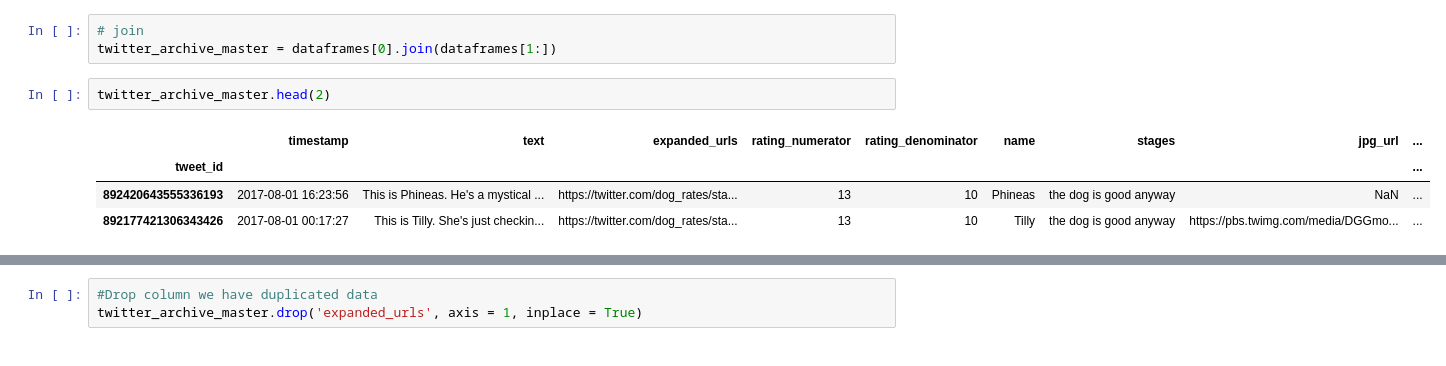
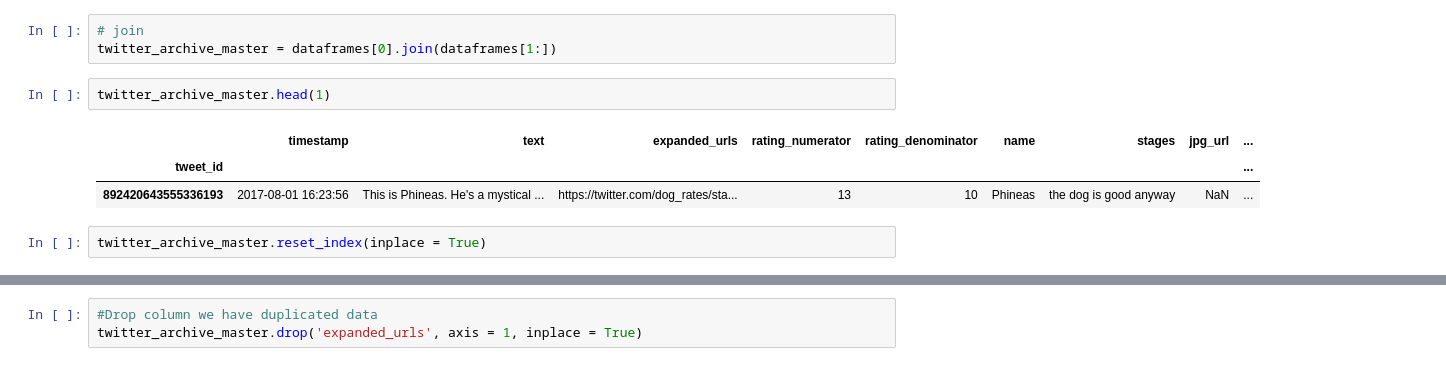
Before and after one commit to Alex-Romanenko/WeRateDogs_2.0, a Jupyter notebook: wrangle_act.ipynb, the cells around one changed output, grey strips where cells are left out. Saved outputs shown, nothing was run; the diff lists cells and outputs as text.

```diff
--- a/wrangle_act.ipynb
+++ b/wrangle_act.ipynb
@@ -1105,12 +1105,13 @@ dataframes = [x.set_index('tweet_id') for x in dataframes]
 # join
 twitter_archive_master = dataframes[0].join(dataframes[1:])
 # %%
-twitter_archive_master.head(2)
+twitter_archive_master.head(1)
 # %% [output]
 |  | timestamp | text | expanded_urls | rating_numerator | rating_denominator | name | stages | jpg_url | ... |
 | tweet_id |  |  |  |  |  |  |  |  | ... |
 | 892420643555336193 | 2017-08-01 16:23:56 | This is Phineas. He's a mystical ... | https://twitter.com/dog_rates/sta... | 13 | 10 | Phineas | the dog is good anyway | NaN | ... |
-| 892177421306343426 | 2017-08-01 00:17:27 | This is Tilly. She's just checkin... | https://twitter.com/dog_rates/sta... | 13 | 10 | Tilly | the dog is good anyway | https://pbs.twimg.com/media/DGGmo... | ... |
+# %%
+twitter_archive_master.reset_index(inplace = True)
 # %%
 twitter_archive_master.info()
 # %% [output]
```
Also changed, not shown: parts of 43 cells of this notebook, 3 other files.
